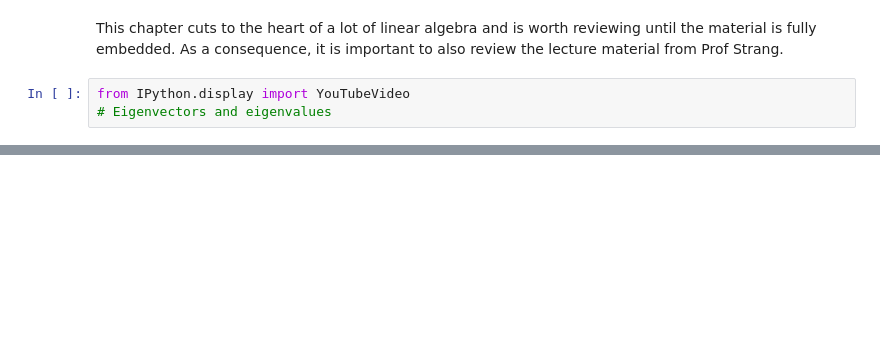
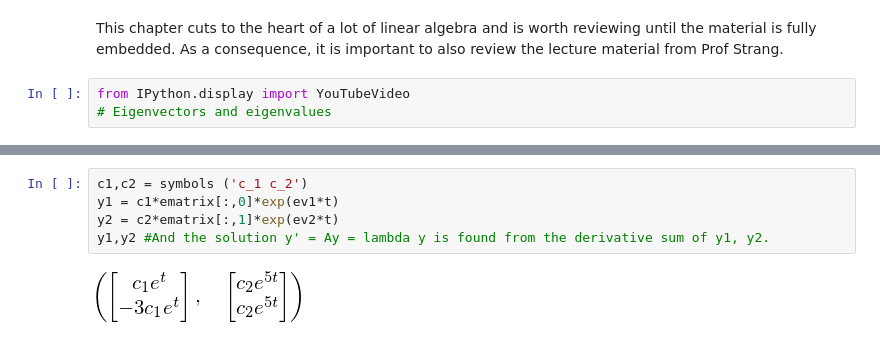
Before and after one commit to hillbs/Differential-Equations-and-Linear-Algebra, a Jupyter notebook: 1806 Chapter 6 Eigenvalues.ipynb, the cells around one changed output, grey strips where cells are left out. Cells and saved outputs as stored; diff of their text form; blank space fills up the shorter version.

```diff
--- a/1806 Chapter 6 Eigenvalues.ipynb
+++ b/1806 Chapter 6 Eigenvalues.ipynb
@@ -33,0 +69,7 @@ YouTubeVideo('13r9QY6cmjc')
+# %%
+c1,c2 = symbols ('c_1 c_2')
+y1 = c1*ematrix[:,0]*exp(ev1*t)
+y2 = c2*ematrix[:,1]*exp(ev2*t)
+y1,y2 #And the solution y' = Ay = lambda y is found from the derivative sum of y1, y2.
+# %% [output]
+[figure, added]
```
Also changed, not shown: parts of 16 cells of this notebook.
